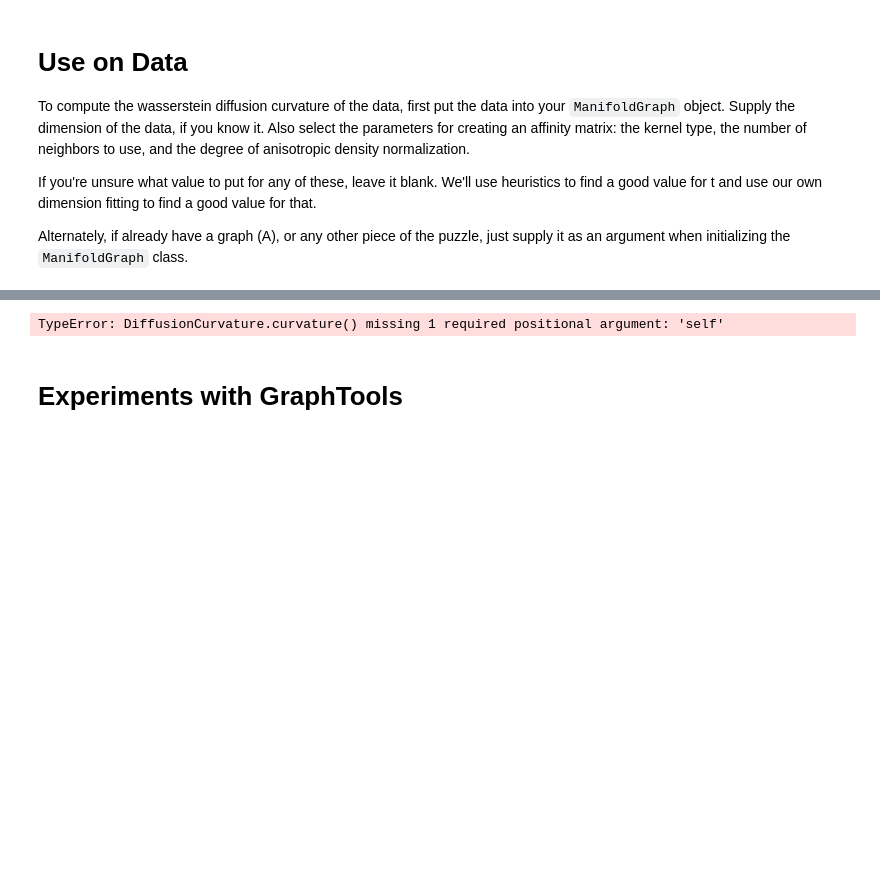
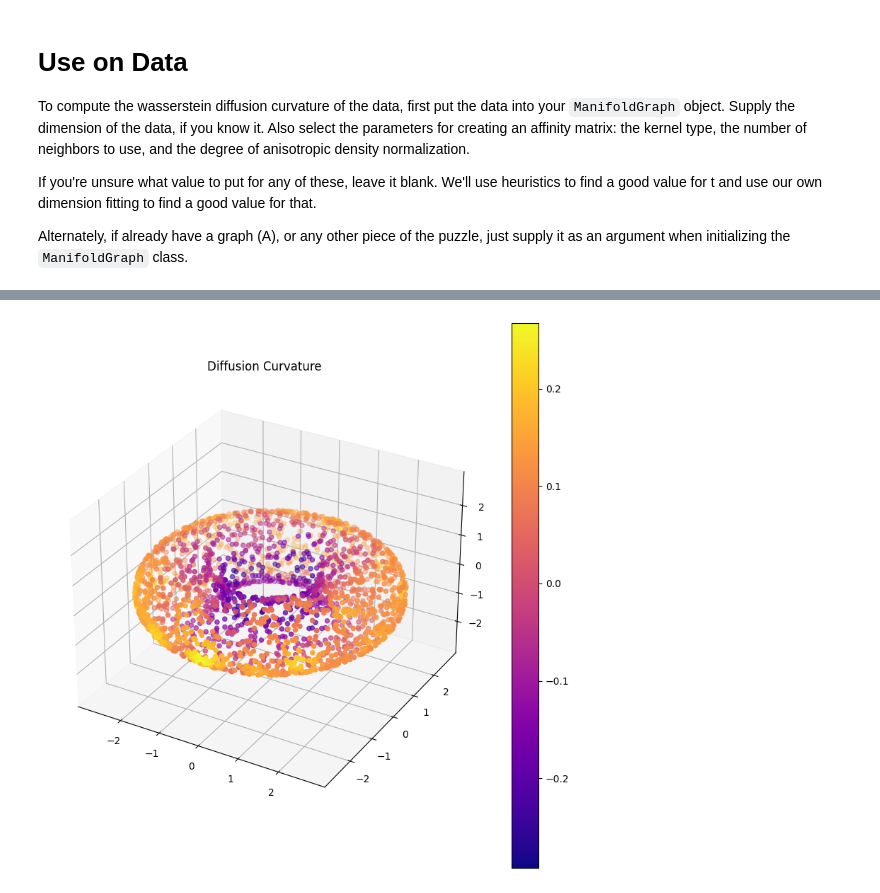
Before and after one commit to professorwug/diffusion-curvature-old, a Jupyter notebook: Core (graphtools).ipynb, the cells around one changed output, grey strips where cells are left out. Cells and saved outputs as stored; diff of their text form; code cells hidden in the pictures; blank space fills up the shorter version.

```diff
--- a/Core (graphtools).ipynb
+++ b/Core (graphtools).ipynb
@@ -319,6 +333,6 @@ Alternately, if already have a graph (A), or any other piece of the puzzle, just
 # %%
-DC = DiffusionCurvature(t=10)
-G_torus = DiffusionCurvature.curvature(G = G_torus, dimension=2)
-plot_manifold_curvature(G_torus, title="Wasserstein (With subtraction)")
+DC = DiffusionCurvature(t=8)
+G_torus = DC.curvature(G = G_torus, dimension=2)
+plot_manifold_curvature(G_torus, title="Diffusion Curvature")
 # %% [output]
-TypeError: DiffusionCurvature.curvature() missing 1 required positional argument: 'self'
+[figure, added]
@@ -327,2 +338,0 @@ k_torus_real
-# %% [markdown]
-# Experiments with GraphTools
```
Also changed, not shown: parts of 23 cells of this notebook, 13 other files.
